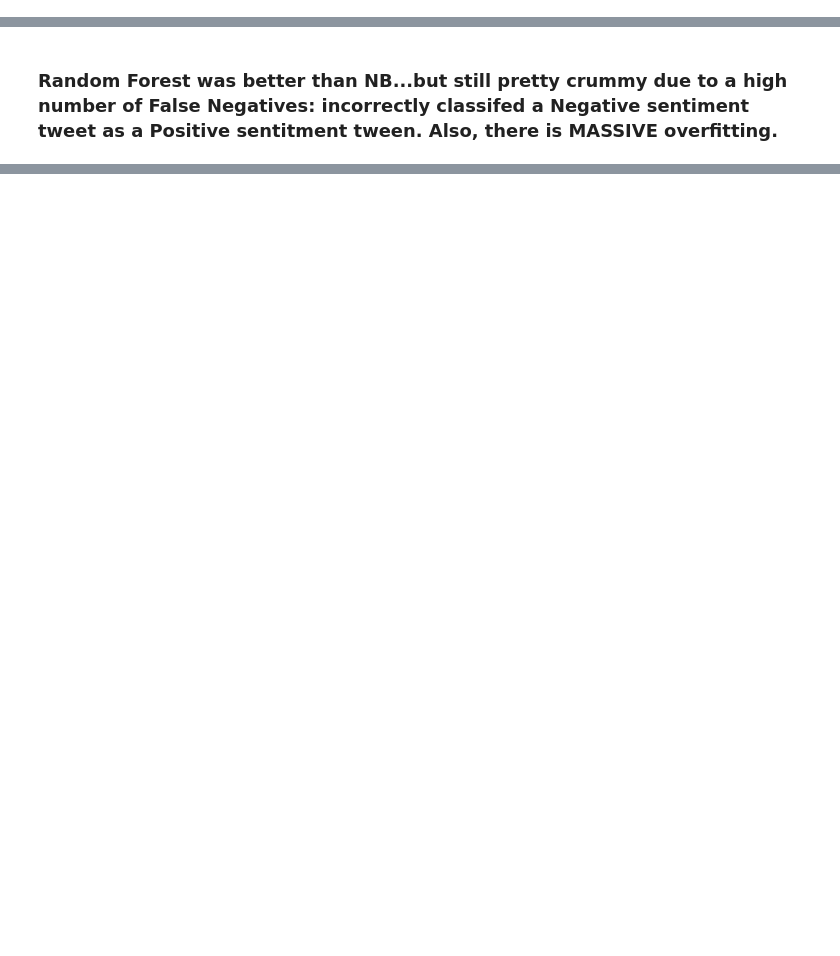
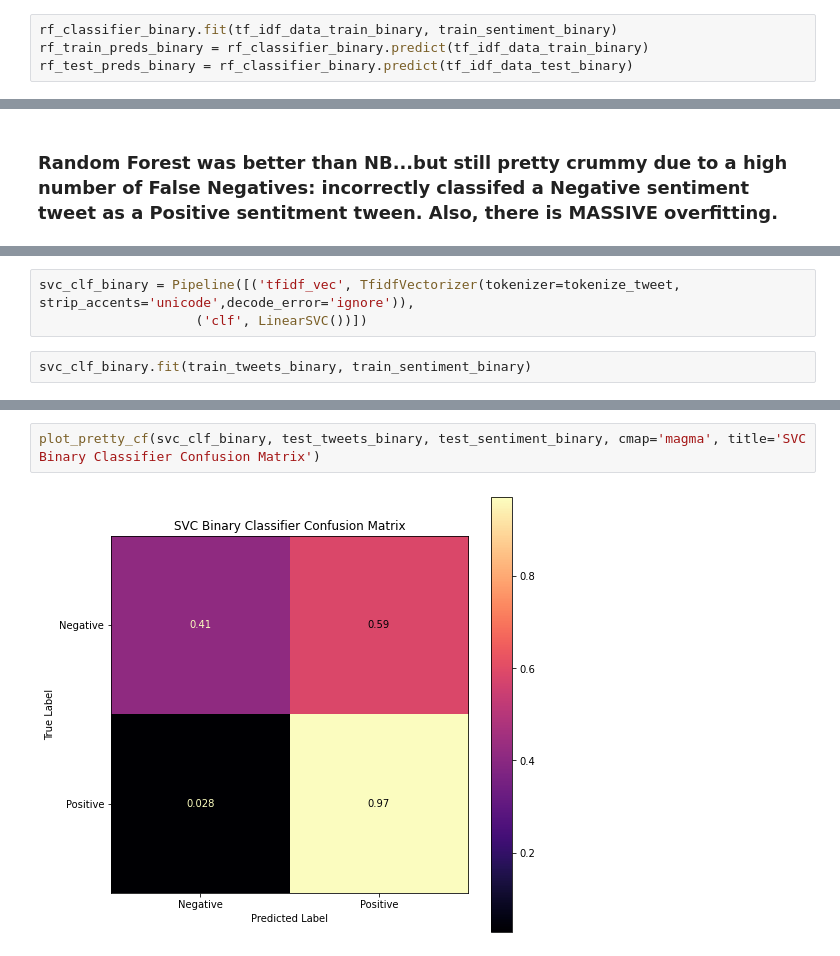
Before and after one commit to lspope/dsc-phase-4-project, a Jupyter notebook: notebooks/modeling.ipynb, the cells around one changed output, grey strips where cells are left out. Cells and saved outputs as stored; diff of their text form; blank space fills up the shorter version.

Commit message:
trying pipelines

```diff
--- a/notebooks/modeling.ipynb
+++ b/notebooks/modeling.ipynb
@@ -247 +250,5 @@ rf_test_preds = rf_classifier.predict(tf_idf_data_test)
+# %%
+rf_classifier_binary.fit(tf_idf_data_train_binary, train_sentiment_binary)
+rf_train_preds_binary = rf_classifier_binary.predict(tf_idf_data_train_binary)
+rf_test_preds_binary = rf_classifier_binary.predict(tf_idf_data_test_binary)
 # %%
@@ -271,0 +281,5 @@ plot_pretty_cf(rf_classifier, tf_idf_data_test, test_sentiment, cmap='Greens', t
+# %%
+svc_clf_binary = Pipeline([('tfidf_vec', TfidfVectorizer(tokenizer=tokenize_tweet, strip_accents='unicode',decode_error='ignore')),
+                    ('clf', LinearSVC())])
+# %%
+svc_clf_binary.fit(train_tweets_binary, train_sentiment_binary)
@@ -271,0 +313,4 @@ plot_pretty_cf(rf_classifier, tf_idf_data_test, test_sentiment, cmap='Greens', t
+# %%
+plot_pretty_cf(svc_clf_binary, test_tweets_binary, test_sentiment_binary, cmap='magma', title='SVC Binary Classifier Confusion Matrix')
+# %% [output]
+[figure, added]
```
Also changed, not shown: parts of 21 cells of this notebook, 1 other file.
